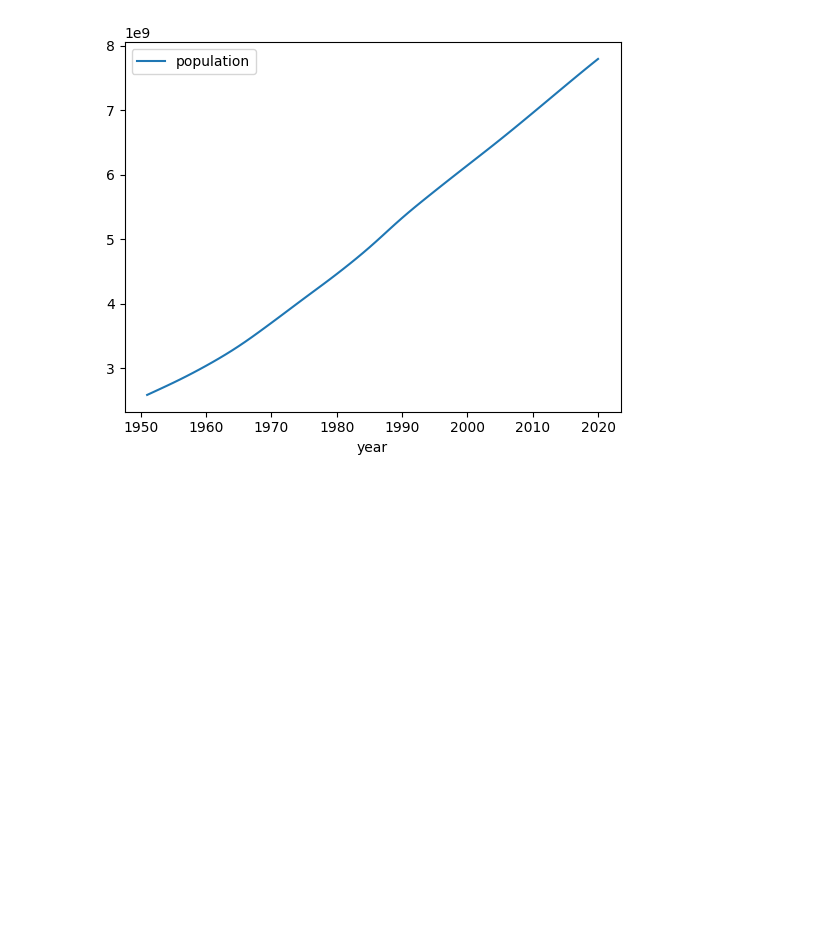
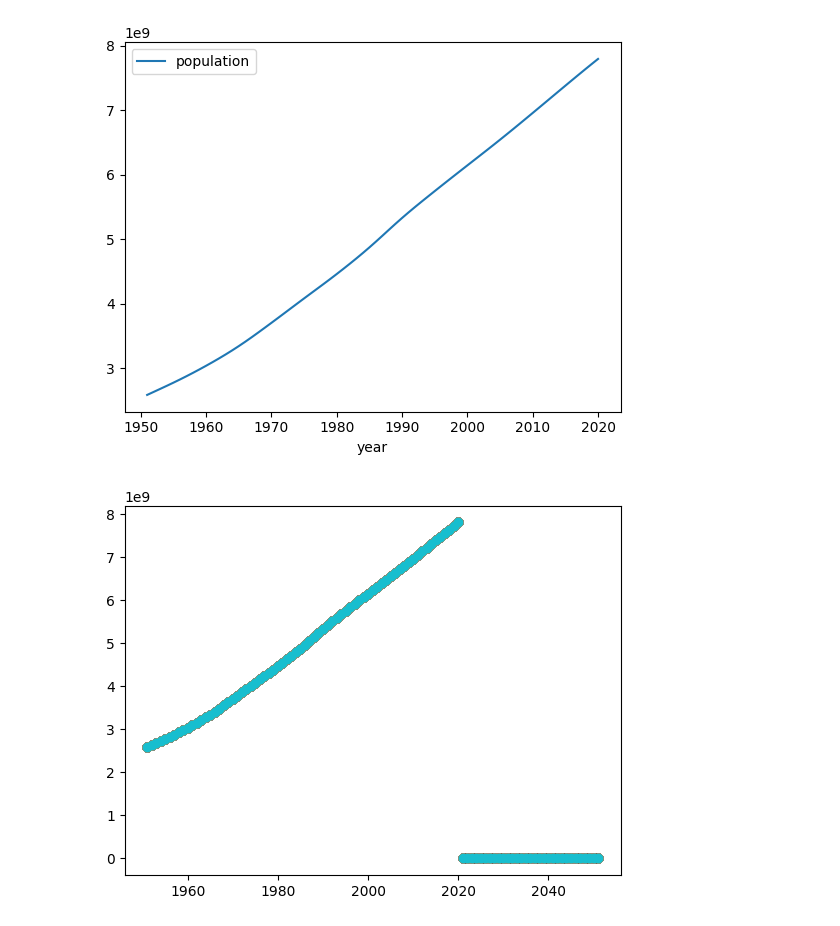
Before and after one commit to Voluptatemn/Population2023, a Jupyter notebook: Analysis.ipynb, the cells around one changed output. Drawn from its saved outputs; the diff is of its cells as text; code cells hidden in the pictures; blank space fills up the shorter version.

```diff
--- a/Analysis.ipynb
+++ b/Analysis.ipynb
@@ -712,3 +712,13 @@ df.plot('year', 'population')
 # %% [output]
 <Axes: xlabel='year'>
 [figure]
+# %%
+for p in pred:
+    pop = np.copy(population_array)
+    year_copy = np.copy(year_array)
+    for growth in p:
+        pop = np.insert(pop, 0, p[0]*(1+growth))
+        year_copy = np.insert(year_copy, 0, year_copy[0] + 1)
+    plt.scatter(year_copy, pop)
+# %% [output]
+[figure, added]
```
